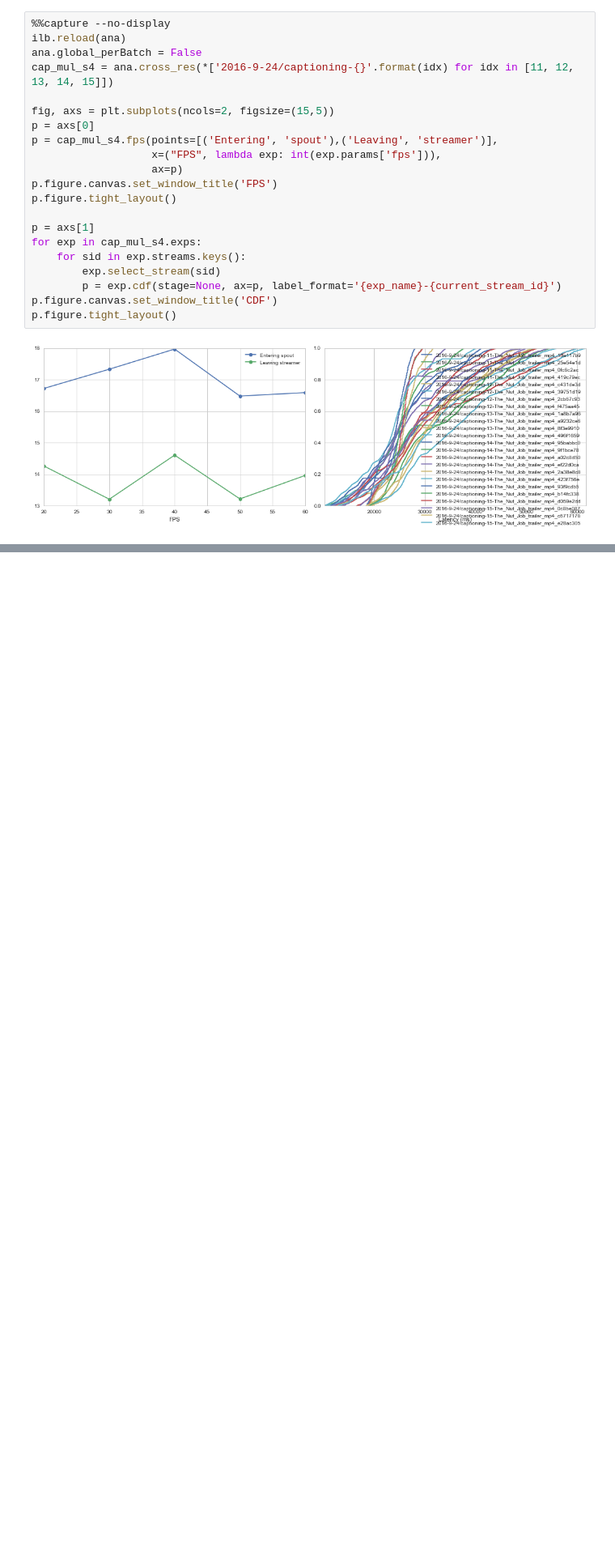
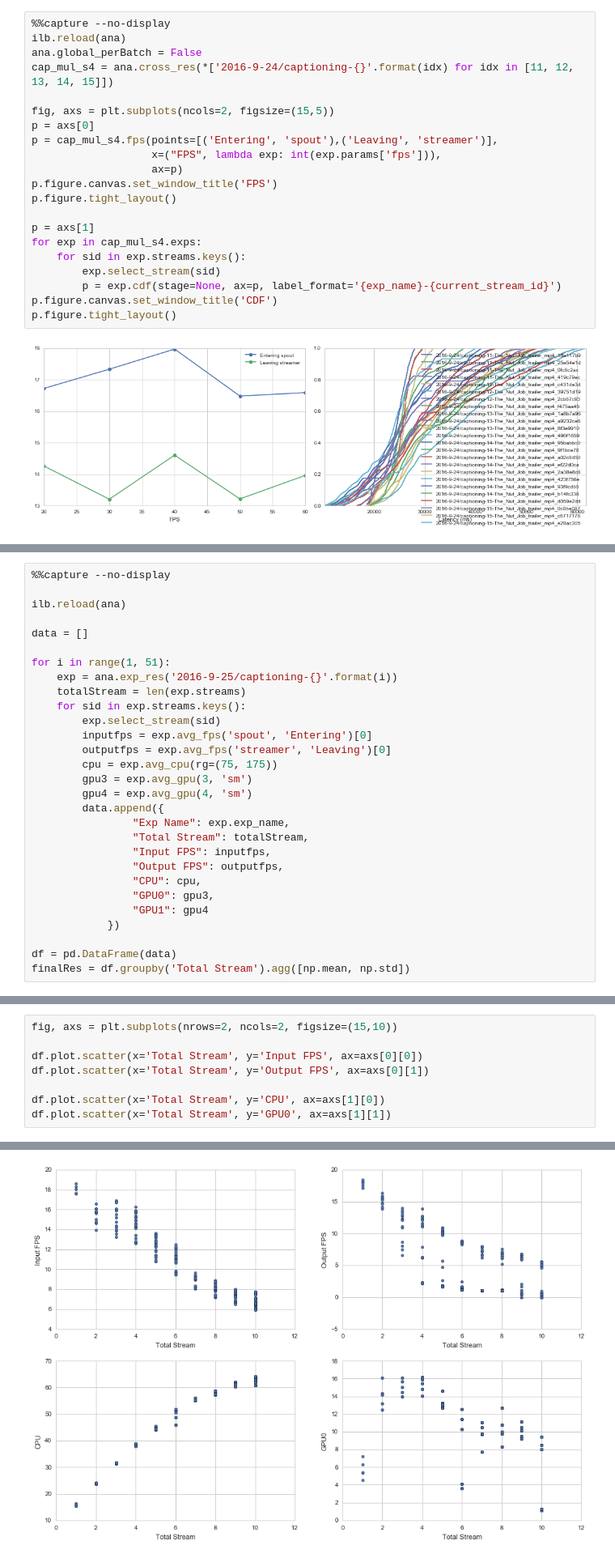
Before and after one commit to Aetf/remotelog, a Jupyter notebook: Exp-Res-New.ipynb, the cells around one changed output, grey strips where cells are left out. Shown at 81% size. Drawn from its saved outputs; the diff is of its cells as text; blank space fills up the shorter version.

```diff
--- a/Exp-Res-New.ipynb
+++ b/Exp-Res-New.ipynb
@@ -152,0 +208,29 @@ p.figure.tight_layout()
+# %%
+%%capture --no-display
+
+ilb.reload(ana)
+
+data = []
+
+for i in range(1, 51):
+    exp = ana.exp_res('2016-9-25/captioning-{}'.format(i))
+    totalStream = len(exp.streams)
+    for sid in exp.streams.keys():
+        exp.select_stream(sid)
+        inputfps = exp.avg_fps('spout', 'Entering')[0]
+        outputfps = exp.avg_fps('streamer', 'Leaving')[0]
+        cpu = exp.avg_cpu(rg=(75, 175))
+        gpu3 = exp.avg_gpu(3, 'sm')
+        gpu4 = exp.avg_gpu(4, 'sm')
+        data.append({
+                "Exp Name": exp.exp_name,
+                "Total Stream": totalStream,
+                "Input FPS": inputfps,
+                "Output FPS": outputfps,
+                "CPU": cpu,
+                "GPU0": gpu3,
+                "GPU1": gpu4
+            })
+
+df = pd.DataFrame(data)
+finalRes = df.groupby('Total Stream').agg([np.mean, np.std])
@@ -152,0 +281,9 @@ p.figure.tight_layout()
+# %%
+fig, axs = plt.subplots(nrows=2, ncols=2, figsize=(15,10))
+
+df.plot.scatter(x='Total Stream', y='Input FPS', ax=axs[0][0])
+df.plot.scatter(x='Total Stream', y='Output FPS', ax=axs[0][1])
+
+df.plot.scatter(x='Total Stream', y='CPU', ax=axs[1][0])
+df.plot.scatter(x='Total Stream', y='GPU0', ax=axs[1][1])
+# %% [output]
@@ -152,0 +291 @@ p.figure.tight_layout()
+[figure, added]
```
Also changed, not shown: parts of 7 cells of this notebook.
